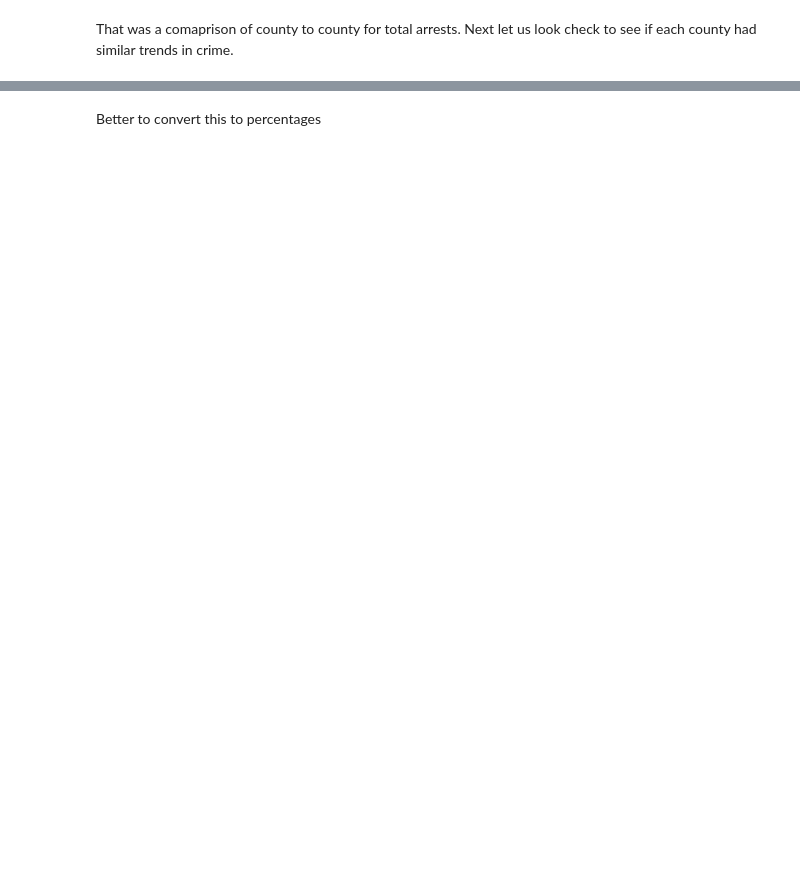
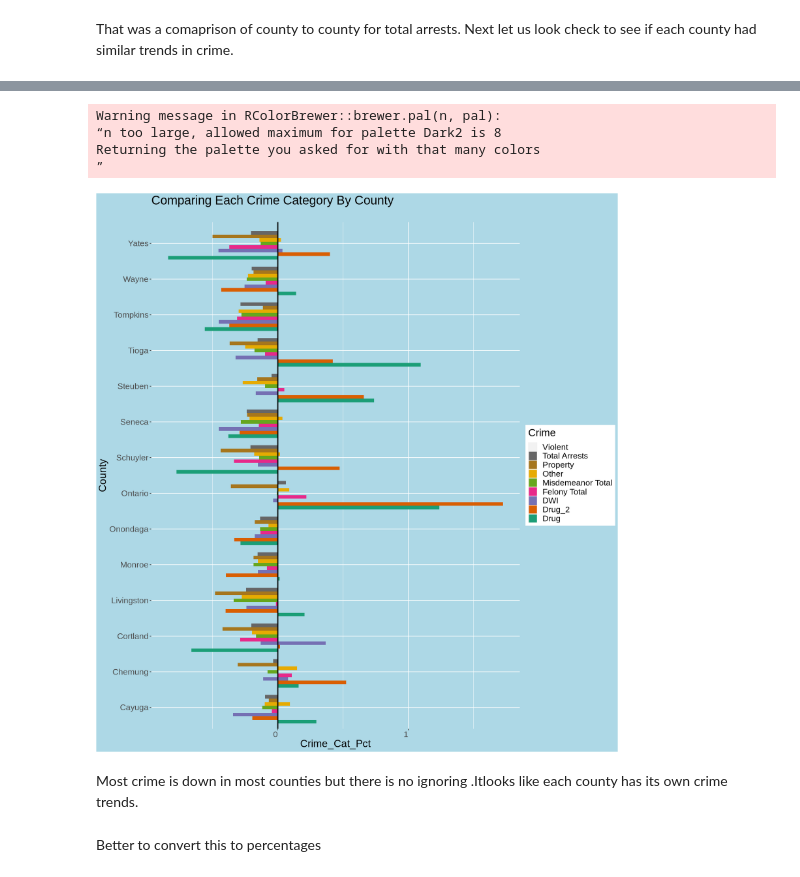
Before and after one commit to JF11579/New-Stuff, a Jupyter notebook: CGR_Pcts.ipynb, the cells around one changed output, grey strips where cells are left out. Saved outputs shown, nothing was run; the diff lists cells and outputs as text; code cells hidden in the pictures; blank space fills up the shorter version.

```diff
--- a/CGR_Pcts.ipynb
+++ b/CGR_Pcts.ipynb
@@ -172,2 +178,26 @@ Coordinate system already present. Adding new coordinate system, which will repl
+# %%
+ggplot(gender_pct, aes(County, Crime_Cat_Pct  , fill = Crime)) +
+                              geom_bar(stat = "identity",width = 0.9, position = "dodge")+
+                               theme(text = element_text(size=20),
+                                axis.text.x = element_text(angle=90, hjust=1))+
+                               scale_fill_brewer(palette = "Dark2")+
+                               theme(text = element_text(size=20),
+                                axis.text.x = element_text(angle=0, hjust=1)) +
+                       theme(plot.background = element_rect(fill = "light blue"),
+                      panel.background = element_rect(fill = "light blue")) +
+                       labs(title = "Comparing Each Crime Category By County",
+                subtitle = "")+
+                geom_hline(yintercept= 0, linetype="solid",
+                color = "black", size=1)+
+                guides(fill = guide_legend(reverse=TRUE))+
+                coord_flip()
+# %% [output]
+Warning message in RColorBrewer::brewer.pal(n, pal):
+“n too large, allowed maximum for palette Dark2 is 8
+Returning the palette you asked for with that many colors
+”
+[figure, added]
+# %% [markdown]
+Most crime is down in most counties  but there is no ignoring .Itlooks like each county has its own crime trends.
 # %% [markdown]
 Better to convert this to percentages
```
Also changed, not shown: parts of 8 cells of this notebook.
